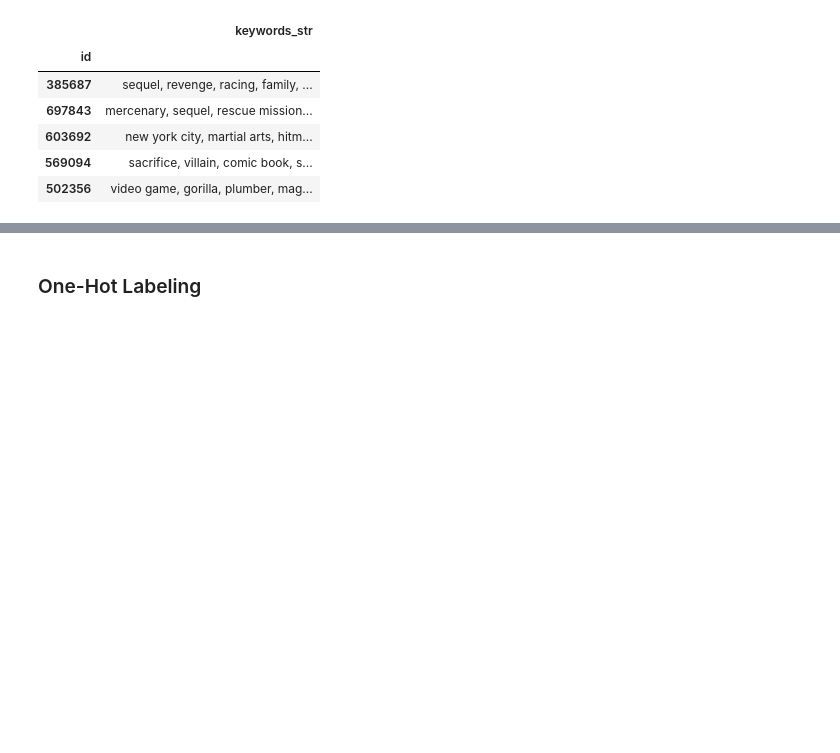
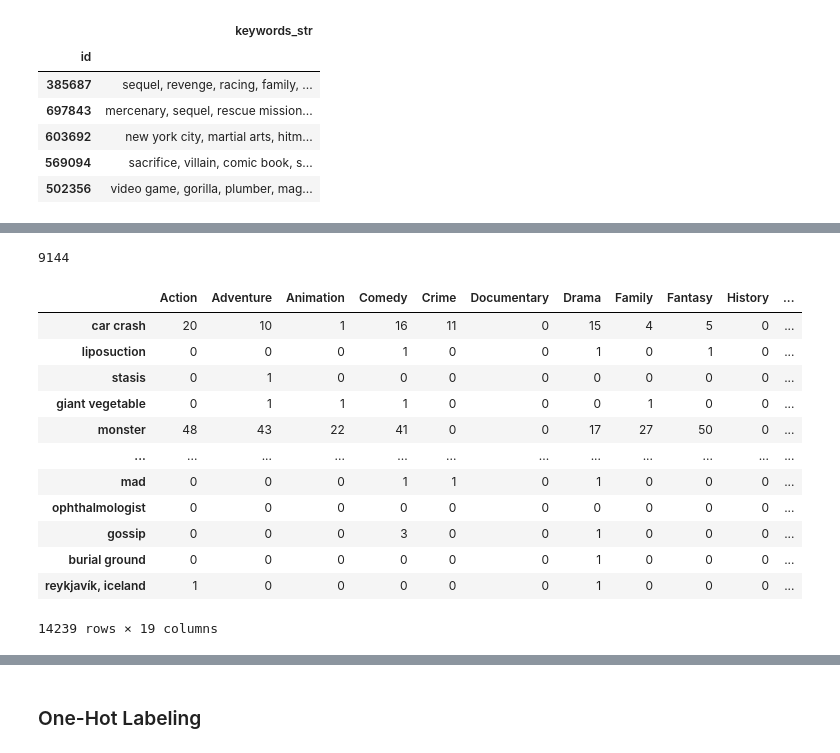
Before and after one commit to fadeeva/normal_projects, a Jupyter notebook: Popular_10000_movies_listed_on_TMDb/Data_Prepare.ipynb, the cells around one changed output, grey strips where cells are left out. Saved outputs shown, nothing was run; the diff lists cells and outputs as text; code cells hidden in the pictures; blank space fills up the shorter version.

Commit message:
another one dataframe very important very meaningful

```diff
--- a/Popular_10000_movies_listed_on_TMDb/Data_Prepare.ipynb
+++ b/Popular_10000_movies_listed_on_TMDb/Data_Prepare.ipynb
@@ -543,0 +538,3 @@ df.to_csv('data/keywords_str.csv')
+# %%
+uk = pd.DataFrame(0, index=unique_keywords, columns=[unique_genres])
+uk.head()
@@ -543,0 +548,3 @@ df.to_csv('data/keywords_str.csv')
+# %%
+kw_list = pd.read_csv('data/keywords_list.csv', index_col='id')
+kw_list.head()
@@ -543,0 +569,2 @@ df.to_csv('data/keywords_str.csv')
+# %%
+kw_list = kw_list.merge(genres, on='id')
@@ -543,0 +588,25 @@ df.to_csv('data/keywords_str.csv')
+# %%
+len(kw_list)
+# %% [output]
+9144
+# %%
+for i in range(len(kw_list)):
+    for j in kw_list.iloc[i]['keywords_list'][2:-2].split("', '"):
+        for z in kw_list.iloc[i]['genres'].split(', '):
+            uk.loc[j][z] += 1
+# %%
+uk
+# %% [output]
+|  | Action | Adventure | Animation | Comedy | Crime | Documentary | Drama | Family | Fantasy | History | ... |
+| car crash | 20 | 10 | 1 | 16 | 11 | 0 | 15 | 4 | 5 | 0 | ... |
+| liposuction | 0 | 0 | 0 | 1 | 0 | 0 | 1 | 0 | 1 | 0 | ... |
+| stasis | 0 | 1 | 0 | 0 | 0 | 0 | 0 | 0 | 0 | 0 | ... |
+| giant vegetable | 0 | 1 | 1 | 1 | 0 | 0 | 0 | 1 | 0 | 0 | ... |
+| monster | 48 | 43 | 22 | 41 | 0 | 0 | 17 | 27 | 50 | 0 | ... |
+| ... | ... | ... | ... | ... | ... | ... | ... | ... | ... | ... | ... |
+| mad | 0 | 0 | 0 | 1 | 1 | 0 | 1 | 0 | 0 | 0 | ... |
+| ophthalmologist | 0 | 0 | 0 | 0 | 0 | 0 | 0 | 0 | 0 | 0 | ... |
+| gossip | 0 | 0 | 0 | 3 | 0 | 0 | 1 | 0 | 0 | 0 | ... |
+| burial ground | 0 | 0 | 0 | 0 | 0 | 0 | 1 | 0 | 0 | 0 | ... |
+| reykjavík, iceland | 1 | 0 | 0 | 0 | 0 | 0 | 1 | 0 | 0 | 0 | ... |
+14239 rows × 19 columns
```
Also changed, not shown: parts of 9 cells of this notebook.
